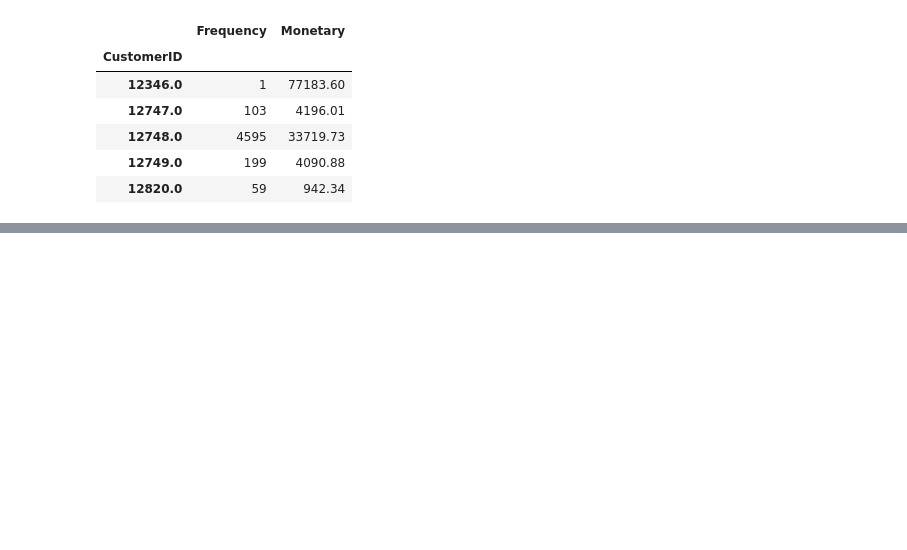
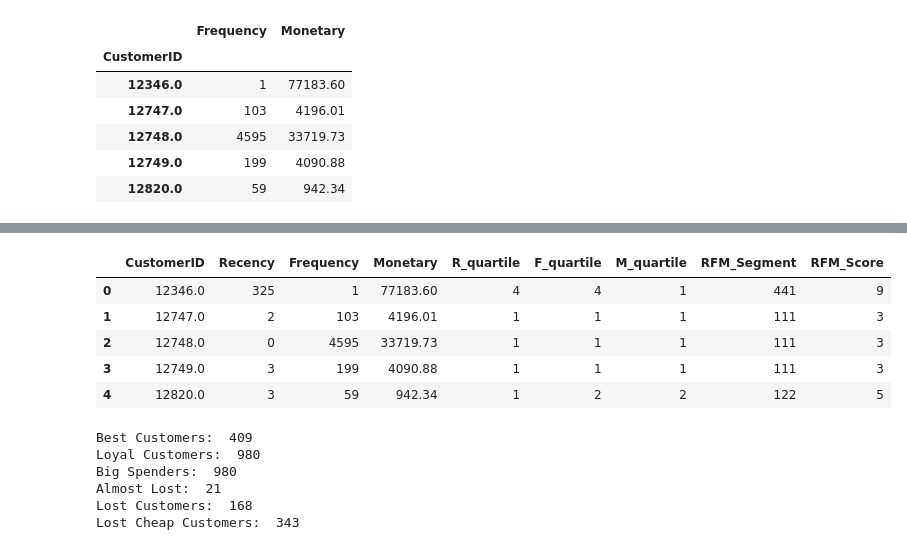
Before and after one commit to hmtalha786/Book-Recommendation-System, a Jupyter notebook: Code.ipynb, the cells around one changed output, grey strips where cells are left out. Cells and saved outputs as stored; diff of their text form; code cells hidden in the pictures; blank space fills up the shorter version.

```diff
--- a/Code.ipynb
+++ b/Code.ipynb
@@ -361,0 +393,26 @@ FM_Table.head()
+# %%
+def RScore(x,p,d):
+    if x <= d[p][0.25]:
+        return 1
+    elif x <= d[p][0.50]:
+        return 2
+    elif x <= d[p][0.75]:
+        return 3
+    else:
+        return 4
+
+def FMScore(x,p,d):
+    if x <= d[p][0.25]:
+        return 4
+    elif x <= d[p][0.50]:
+        return 3
+    elif x <= d[p][0.75]:
+        return 2
+    else:
+        return 1
+# %%
+segmented_rfm['R_quartile'] = segmented_rfm['Recency'].apply(RScore, args=('Recency',quantiles))
+segmented_rfm['F_quartile'] = segmented_rfm['Frequency'].apply(FMScore, args=('Frequency',quantiles))
+segmented_rfm['M_quartile'] = segmented_rfm['Monetary'].apply(FMScore, args=('Monetary',quantiles))
+
+segmented_rfm.head()
@@ -361,0 +430,2 @@ FM_Table.head()
+# %%
+segmented_rfm['RFM_Segment'] = segmented_rfm.R_quartile.map(str)+segmented_rfm.F_quartile.map(str)+segmented_rfm.M_quartile.map(str)
@@ -361,0 +441,25 @@ FM_Table.head()
+# %%
+segmented_rfm['RFM_Score'] = segmented_rfm[['R_quartile','F_quartile','M_quartile']].sum(axis=1)
+# %%
+segmented_rfm.head()
+# %% [output]
+|  | CustomerID | Recency | Frequency | Monetary | R_quartile | F_quartile | M_quartile | RFM_Segment | RFM_Score |
+| 0 | 12346.0 | 325 | 1 | 77183.60 | 4 | 4 | 1 | 441 | 9 |
+| 1 | 12747.0 | 2 | 103 | 4196.01 | 1 | 1 | 1 | 111 | 3 |
+| 2 | 12748.0 | 0 | 4595 | 33719.73 | 1 | 1 | 1 | 111 | 3 |
+| 3 | 12749.0 | 3 | 199 | 4090.88 | 1 | 1 | 1 | 111 | 3 |
+| 4 | 12820.0 | 3 | 59 | 942.34 | 1 | 2 | 2 | 122 | 5 |
+# %%
+print("Best Customers: ",len(segmented_rfm[segmented_rfm['RFM_Segment']=='111']))
+print('Loyal Customers: ',len(segmented_rfm[segmented_rfm['F_quartile']==1]))
+print("Big Spenders: ",len(segmented_rfm[segmented_rfm['M_quartile']==1]))
+print('Almost Lost: ', len(segmented_rfm[segmented_rfm['RFM_Segment']=='134']))
+print('Lost Customers: ',len(segmented_rfm[segmented_rfm['RFM_Segment']=='344']))
+print('Lost Cheap Customers: ',len(segmented_rfm[segmented_rfm['RFM_Segment']=='444']))
+# %% [output]
+Best Customers:  409
+Loyal Customers:  980
+Big Spenders:  980
+Almost Lost:  21
+Lost Customers:  168
+Lost Cheap Customers:  343
```
Also changed, not shown: parts of 11 cells of this notebook.
